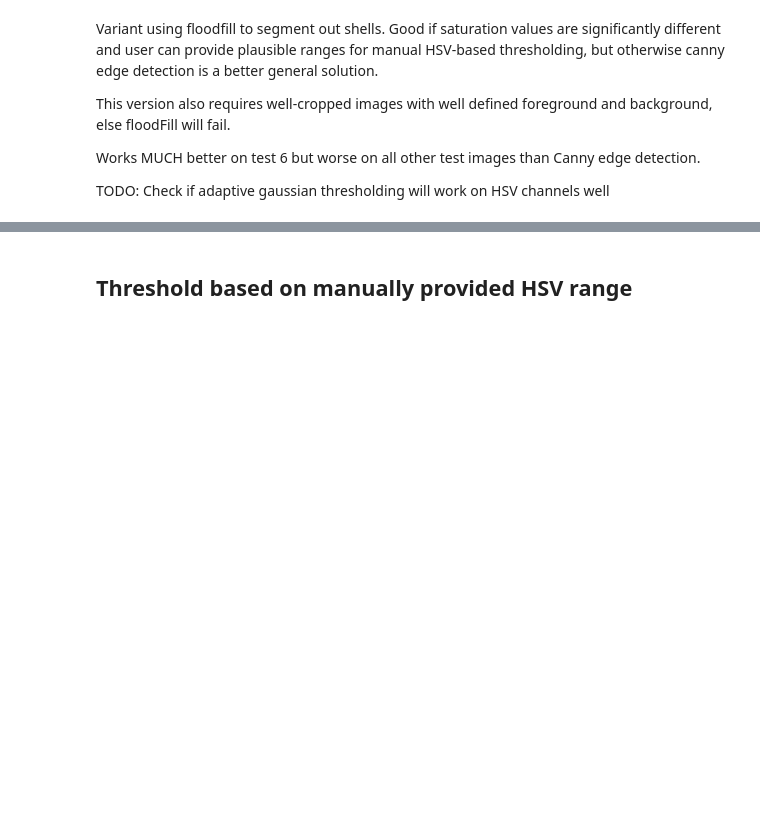
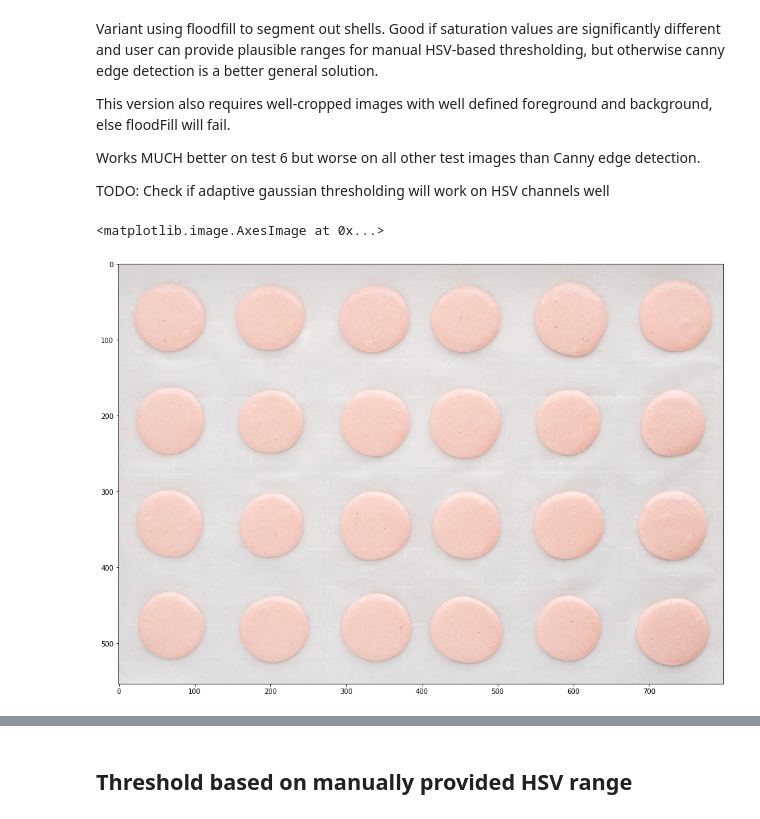
Before and after one commit to jtanwk/macaron-match, a Jupyter notebook: notebooks/02-extract-contours-floodfill.ipynb, the cells around one changed output, grey strips where cells are left out. Cells and saved outputs as stored; diff of their text form; code cells hidden in the pictures; blank space fills up the shorter version.

Commit message:
Rerun nbs with reorganized paths

```diff
--- a/notebooks/02-extract-contours-floodfill.ipynb
+++ b/notebooks/02-extract-contours-floodfill.ipynb
@@ -16,14 +17,17 @@ import pandas as pd
 import matplotlib.pyplot as plt
 # %%
-IMAGE_PATH = os.path.join("..", "images-cropped", "test-6.jpg")
+IMAGE_PATH = os.path.join("..", "data", "test-6-cropped.jpg")
 
 # Read image
 im = cv2.imread(IMAGE_PATH)
 im = cv2.cvtColor(im, cv2.COLOR_BGR2RGB)
 
 # Plot
 plt.figure(figsize=(16,16))
 plt.imshow(im)
+# %% [output]
+<matplotlib.image.AxesImage at 0x...>
+[figure, added]
 # %%
 # Convert from RGB to HSV encoding
 im_hsv = cv2.cvtColor(im, cv2.COLOR_BGR2HSV)
```
Also changed, not shown: parts of 11 cells of this notebook.
